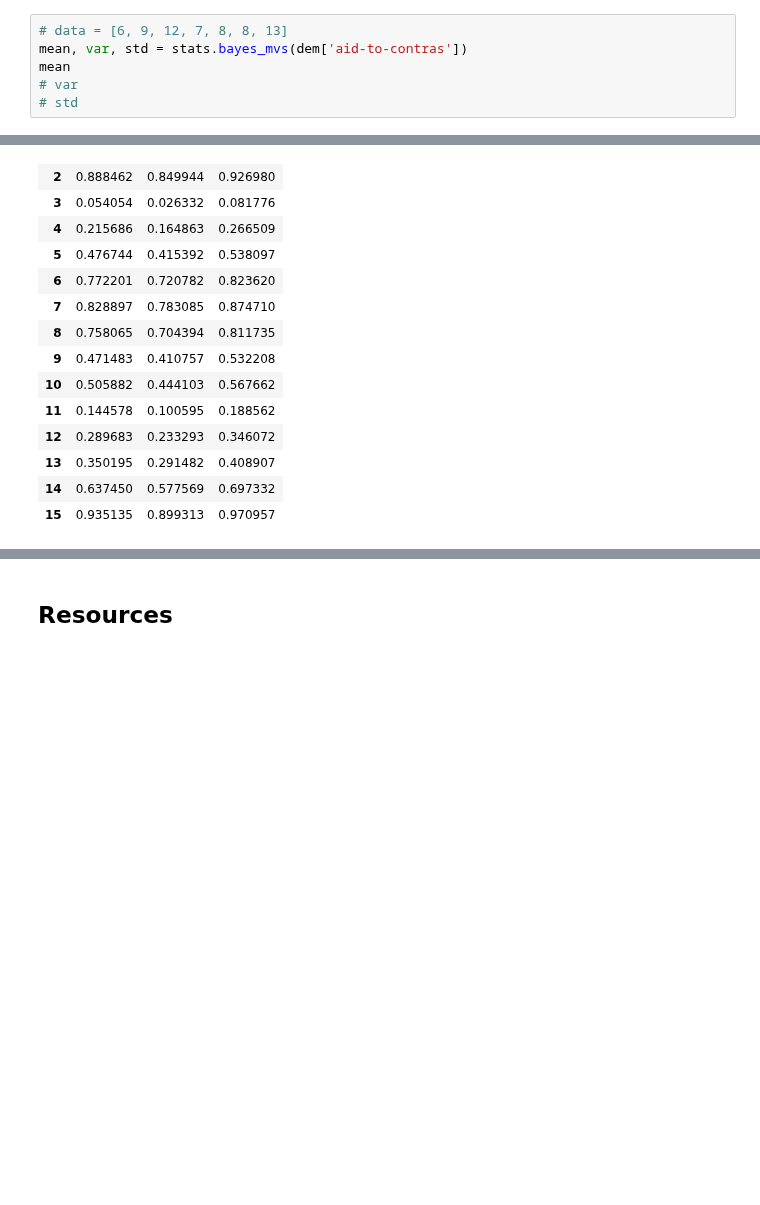
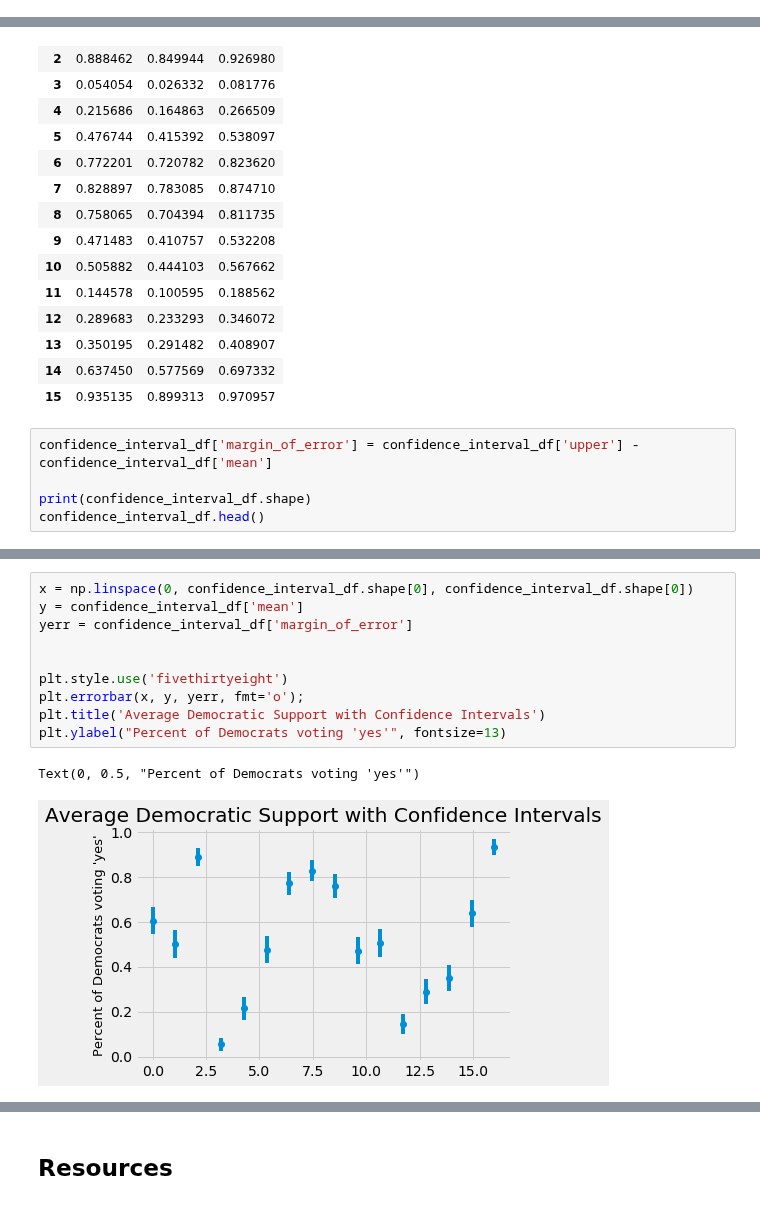
Before and after one commit to bloominstituteoftechnology/DS-Unit-1-Sprint-2-Statistics, a Jupyter notebook: module3/LS_DS_123_Introduction_to_Bayesian_Inference_Assignment.ipynb, the cells around one changed output, grey strips where cells are left out. Drawn from its saved outputs; the diff is of its cells as text; blank space fills up the shorter version.

```diff
--- a/module3/LS_DS_123_Introduction_to_Bayesian_Inference_Assignment.ipynb
+++ b/module3/LS_DS_123_Introduction_to_Bayesian_Inference_Assignment.ipynb
@@ -97,9 +97,3 @@ df.head()
 # %%
 rep = df[df['party']=='republican']
 dem = df[df['party']=='democrat']
-# %%
-# data = [6, 9, 12, 7, 8, 8, 13]
-mean, var, std = stats.bayes_mvs(dem['aid-to-contras'])
-mean
-# var
-# std
@@ -158,3 +225,8 @@ confidence_interval_df.head(20)
 | 13 | 0.350195 | 0.291482 | 0.408907 |
 | 14 | 0.637450 | 0.577569 | 0.697332 |
 | 15 | 0.935135 | 0.899313 | 0.970957 |
+# %%
+confidence_interval_df['margin_of_error'] = confidence_interval_df['upper'] - confidence_interval_df['mean']
+
+print(confidence_interval_df.shape)
+confidence_interval_df.head()
@@ -160,0 +241,13 @@ confidence_interval_df.head(20)
+# %%
+x = np.linspace(0, confidence_interval_df.shape[0], confidence_interval_df.shape[0])
+y = confidence_interval_df['mean']
+yerr = confidence_interval_df['margin_of_error']
+
+
+plt.style.use('fivethirtyeight')
+plt.errorbar(x, y, yerr, fmt='o');
+plt.title('Average Democratic Support with Confidence Intervals')
+plt.ylabel("Percent of Democrats voting 'yes'", fontsize=13)
+# %% [output]
+Text(0, 0.5, "Percent of Democrats voting 'yes'")
+[figure, added]
```
Also changed, not shown: parts of 14 cells of this notebook.
